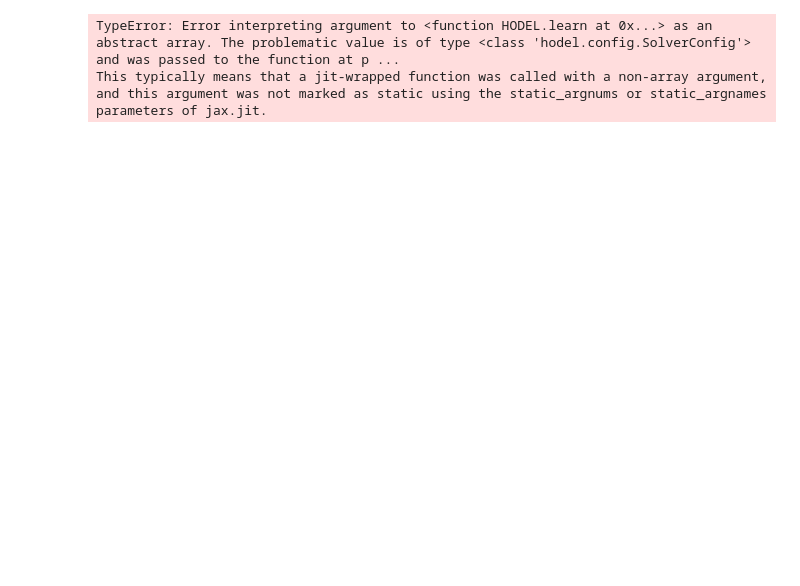
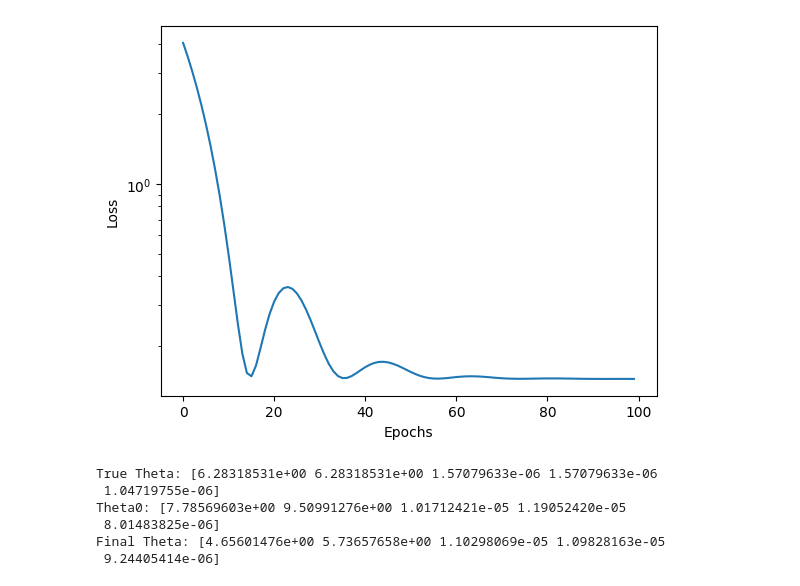
Before and after one commit to ryanchaiyakul/hodel, a Jupyter notebook: examples/3d_triplet.ipynb, the cells around one changed output. Saved outputs shown, nothing was run; the diff lists cells and outputs as text; code cells hidden in the pictures; blank space fills up the shorter version.

```diff
--- a/examples/3d_triplet.ipynb
+++ b/examples/3d_triplet.ipynb
@@ -179,37 +179,42 @@ import optax
 import matplotlib.pyplot as plt
 
 lambdas = jnp.linspace(0, 1, 100)
-key = jax.random.PRNGKey(0)
+key = jax.random.PRNGKey(1)
 Theta0 = jax.random.uniform(key, [5])
 lr = 1e-2
-nepochs = 200
+nepochs = 100
 
 
 final_Theta, L = sim.learn(
     lambdas,
     xf0,
     xf_stars,
     Theta0,
     aux,
     state,
     # batch_size=2,
     optim=optax.adam(lr),
     nepochs=nepochs,
-    method=hodel.Method.ODE,
+    method=hodel.Method.Minimization,
     config=hodel.SolverConfig(solve_xf0=True, dt0=1e-3, max_steps=10000)
 )
 
 plt.plot(L)
 plt.yscale("log")
 plt.xlabel("Epochs")
 plt.ylabel("Loss")
 plt.show()
 
 print("True Theta:", theta)
 print("Theta0:", jnp.diag(triplets.get_K(jnp.array([]), Theta0)))
 print("Final Theta:", jnp.diag(triplets.get_K(jnp.array([]), final_Theta)))
 # %% [output]
+[figure, added]
-TypeError: Error interpreting argument to <function HODEL.learn at 0x...> as an abstract array. The problematic value is of type <class 'hodel.config.SolverConfig'> and was passed to the function at p ...
-This typically means that a jit-wrapped function was called with a non-array argument, and this argument was not marked as static using the static_argnums or static_argnames parameters of jax.jit.
+True Theta: [6.28318531e+00 6.28318531e+00 1.57079633e-06 1.57079633e-06
+ 1.04719755e-06]
+Theta0: [7.78569603e+00 9.50991276e+00 1.01712421e-05 1.19052420e-05
+ 8.01483825e-06]
+Final Theta: [4.65601476e+00 5.73657658e+00 1.10298069e-05 1.09828163e-05
+ 9.24405414e-06]
 # %%
 lambdas = jnp.linspace(0, 1.0, 100)
```
Also changed, not shown: parts of 2 cells of this notebook, 14 other files.
